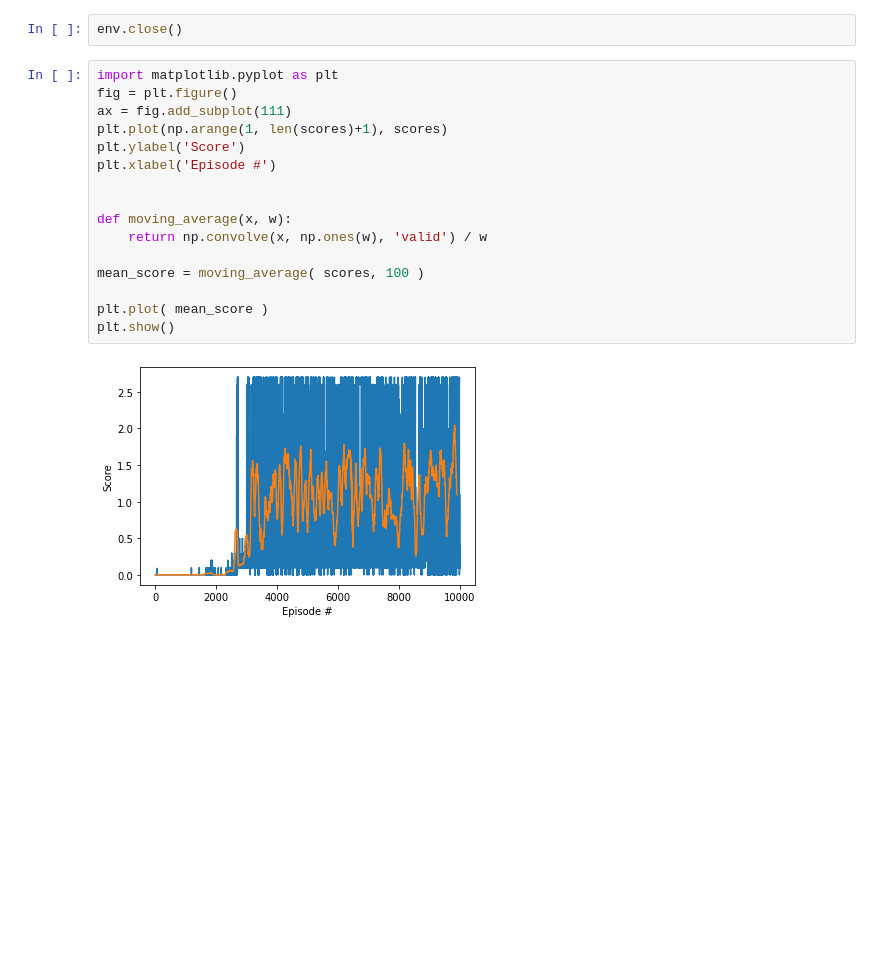
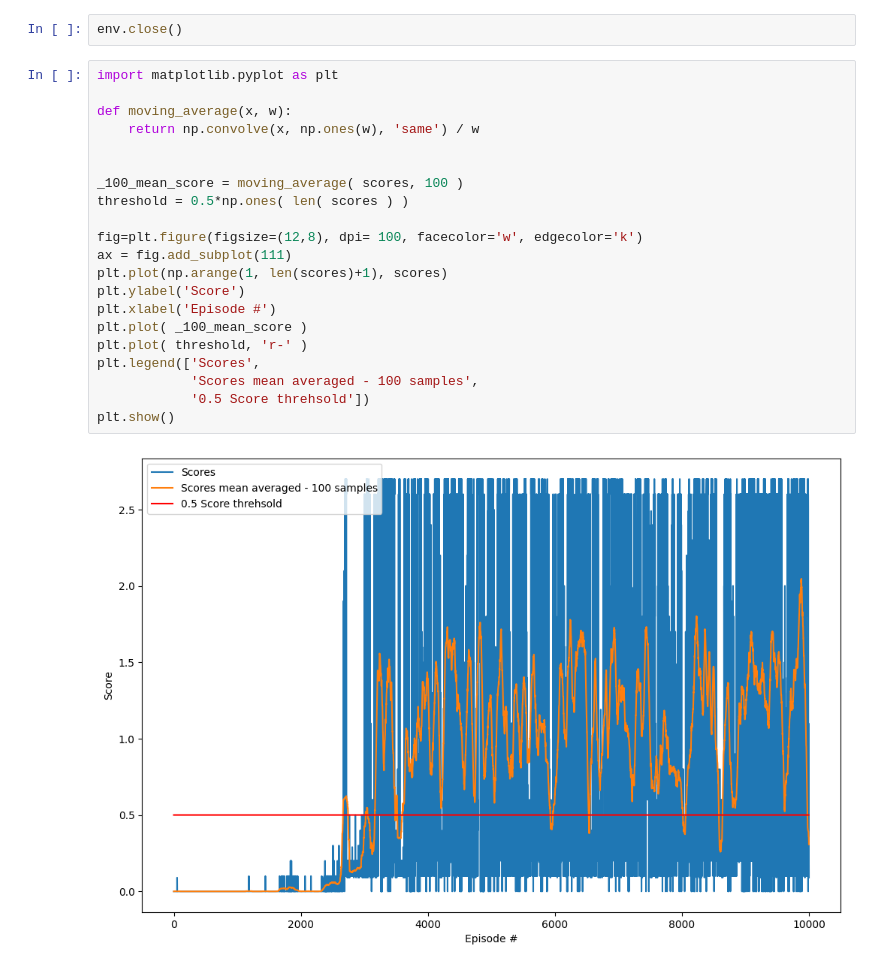
Before and after one commit to bfMendonca/deep-reinforcement-learning, a Jupyter notebook: p3_collab-compet/Tennis.ipynb, the cells around one changed output. Cells and saved outputs as stored; diff of their text form; blank space fills up the shorter version.

```diff
--- a/p3_collab-compet/Tennis.ipynb
+++ b/p3_collab-compet/Tennis.ipynb
@@ -177,19 +242,24 @@ When finished, you can close the environment.
 env.close()
 # %%
 import matplotlib.pyplot as plt
-fig = plt.figure()
+
+def moving_average(x, w):
+    return np.convolve(x, np.ones(w), 'same') / w
+
+
+_100_mean_score = moving_average( scores, 100 )
+threshold = 0.5*np.ones( len( scores ) )
+
+fig=plt.figure(figsize=(12,8), dpi= 100, facecolor='w', edgecolor='k')
 ax = fig.add_subplot(111)
 plt.plot(np.arange(1, len(scores)+1), scores)
 plt.ylabel('Score')
 plt.xlabel('Episode #')
-
-
-def moving_average(x, w):
-    return np.convolve(x, np.ones(w), 'valid') / w
-
-mean_score = moving_average( scores, 100 )
-
-plt.plot( mean_score )
+plt.plot( _100_mean_score )
+plt.plot( threshold, 'r-' )
+plt.legend(['Scores',
+            'Scores mean averaged - 100 samples',
+            '0.5 Score threhsold'])
 plt.show()
 # %% [output]
-[figure, old version]
+[figure, new version]
```
Also changed, not shown: parts of 9 cells of this notebook, 1 other file.
